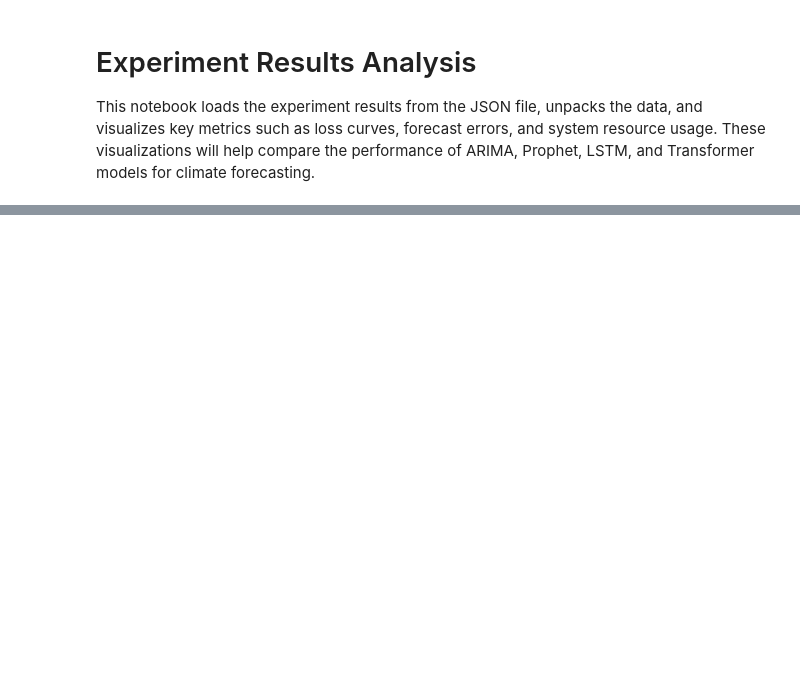
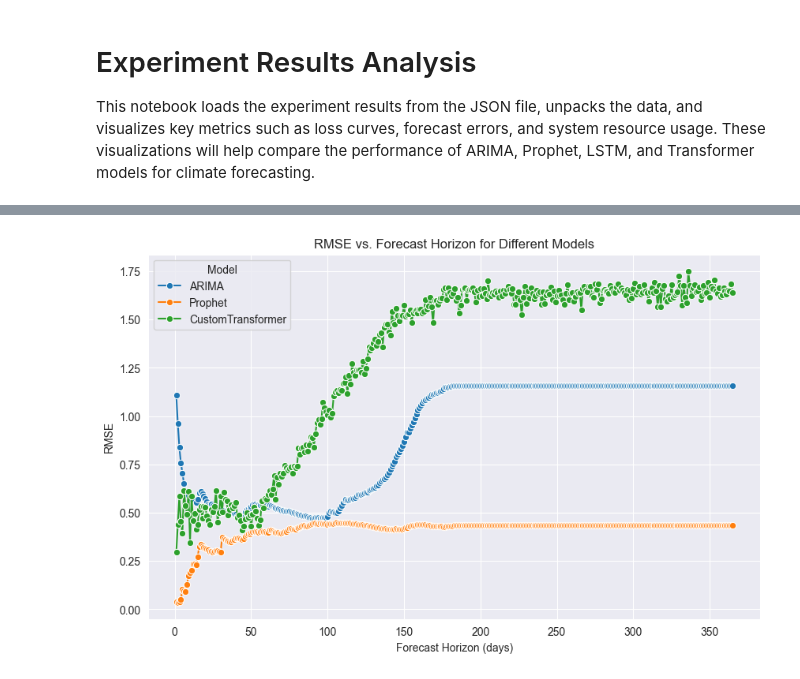
Before and after one commit to kcbojanowski/transformers-climate-change, a Jupyter notebook: notebooks/model_results_analysis.ipynb, the cells around one changed output, grey strips where cells are left out. Saved outputs shown, nothing was run; the diff lists cells and outputs as text; code cells hidden in the pictures; blank space fills up the shorter version.

```diff
--- a/notebooks/model_results_analysis.ipynb
+++ b/notebooks/model_results_analysis.ipynb
@@ -119 +169,12 @@ for model in ["LSTM", "Transformer"]:
+# %%
+plt.figure(figsize=(10, 6))
+sns.lineplot(data=horizon_df, x="Horizon (days)", y="RMSE", hue="Model", marker="o")
+plt.title("RMSE vs. Forecast Horizon for Different Models")
+plt.xlabel("Forecast Horizon (days)")
+plt.ylabel("RMSE")
+plt.legend(title="Model")
+plt.grid(True)
+plt.show()
+# %% [output]
+[figure, added]
 # %%
```
Also changed, not shown: parts of 15 cells of this notebook, 7 other files.
